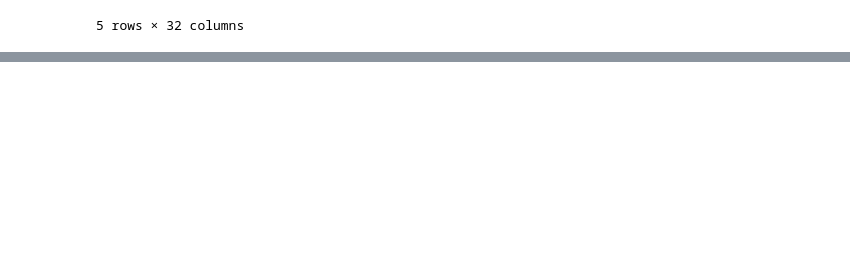
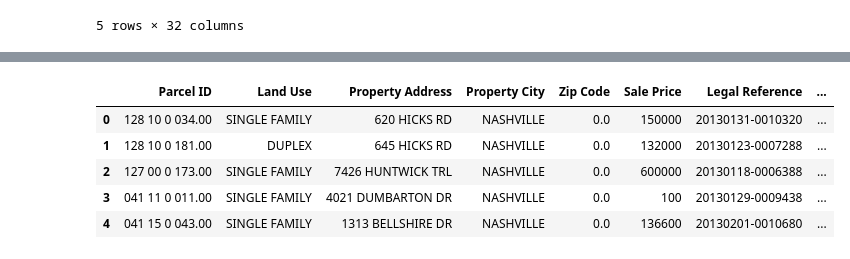
Before and after one commit to JoyRichardson/Living-in-Nashville, a Jupyter notebook: living_in_nashville_etl.ipynb, the cells around one changed output, grey strips where cells are left out. Saved outputs shown, nothing was run; the diff lists cells and outputs as text; code cells hidden in the pictures; blank space fills up the shorter version.

```diff
--- a/living_in_nashville_etl.ipynb
+++ b/living_in_nashville_etl.ipynb
@@ -145,7 +134,7 @@ df.head()
 5 rows × 32 columns
 # %%
 # Remove the unwanted columns
-df.drop(columns=['Unnamed: 0',
+df = df.drop(columns=['Unnamed: 0',
                  'Unnamed: 0.1',
                  'Suite/ Condo #',
                  'Sale Date',
@@ -183,2 +158,11 @@ df.drop(columns=['Unnamed: 0',
+# %%
+df.head()
+# %% [output]
+|  | Parcel ID | Land Use | Property Address | Property City | Zip Code | Sale Price | Legal Reference | ... |
+| 0 | 128 10 0 034.00 | SINGLE FAMILY | 620 HICKS RD | NASHVILLE | 0.0 | 150000 | 20130131-0010320 | ... |
+| 1 | 128 10 0 181.00 | DUPLEX | 645 HICKS RD | NASHVILLE | 0.0 | 132000 | 20130123-0007288 | ... |
+| 2 | 127 00 0 173.00 | SINGLE FAMILY | 7426 HUNTWICK TRL | NASHVILLE | 0.0 | 600000 | 20130118-0006388 | ... |
+| 3 | 041 11 0 011.00 | SINGLE FAMILY | 4021 DUMBARTON DR | NASHVILLE | 0.0 | 100 | 20130129-0009438 | ... |
+| 4 | 041 15 0 043.00 | SINGLE FAMILY | 1313 BELLSHIRE DR | NASHVILLE | 0.0 | 136600 | 20130201-0010680 | ... |
 # %%
 df.to_csv('Nashville_housing_data_2013_2016_etl.csv')
```
Also changed, not shown: parts of 5 cells of this notebook, 3 other files.
